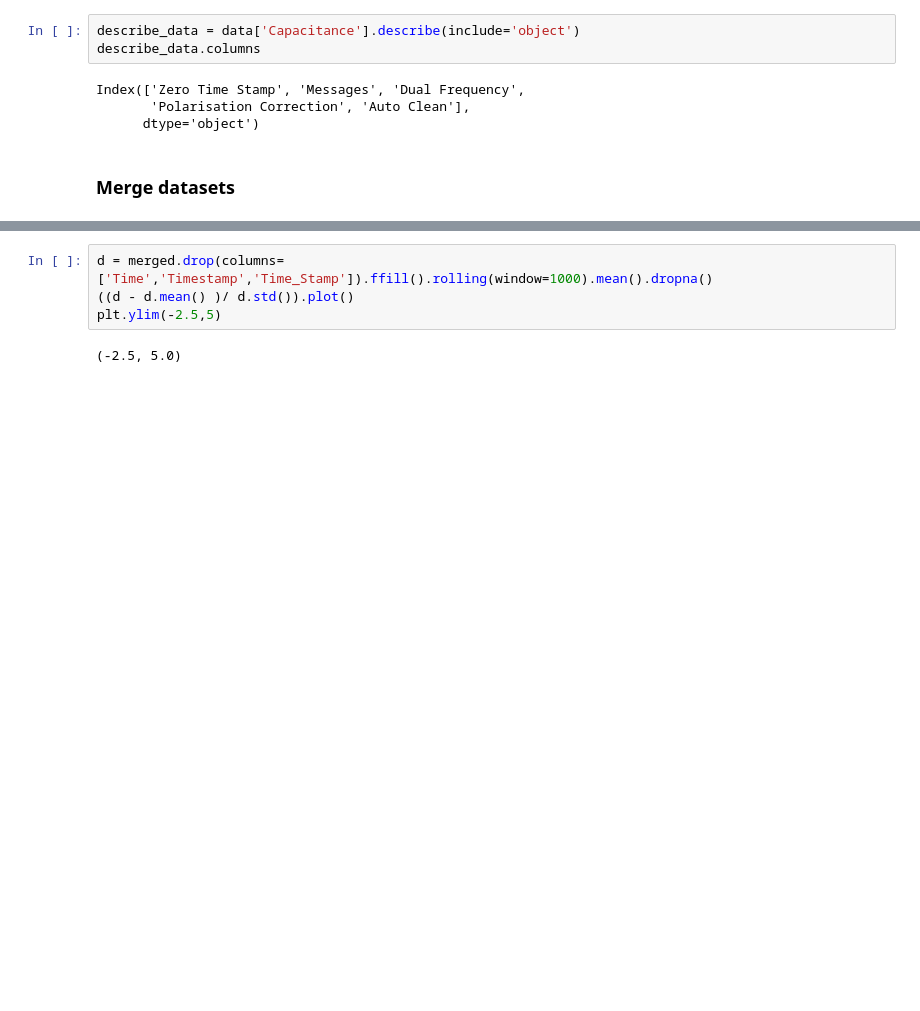
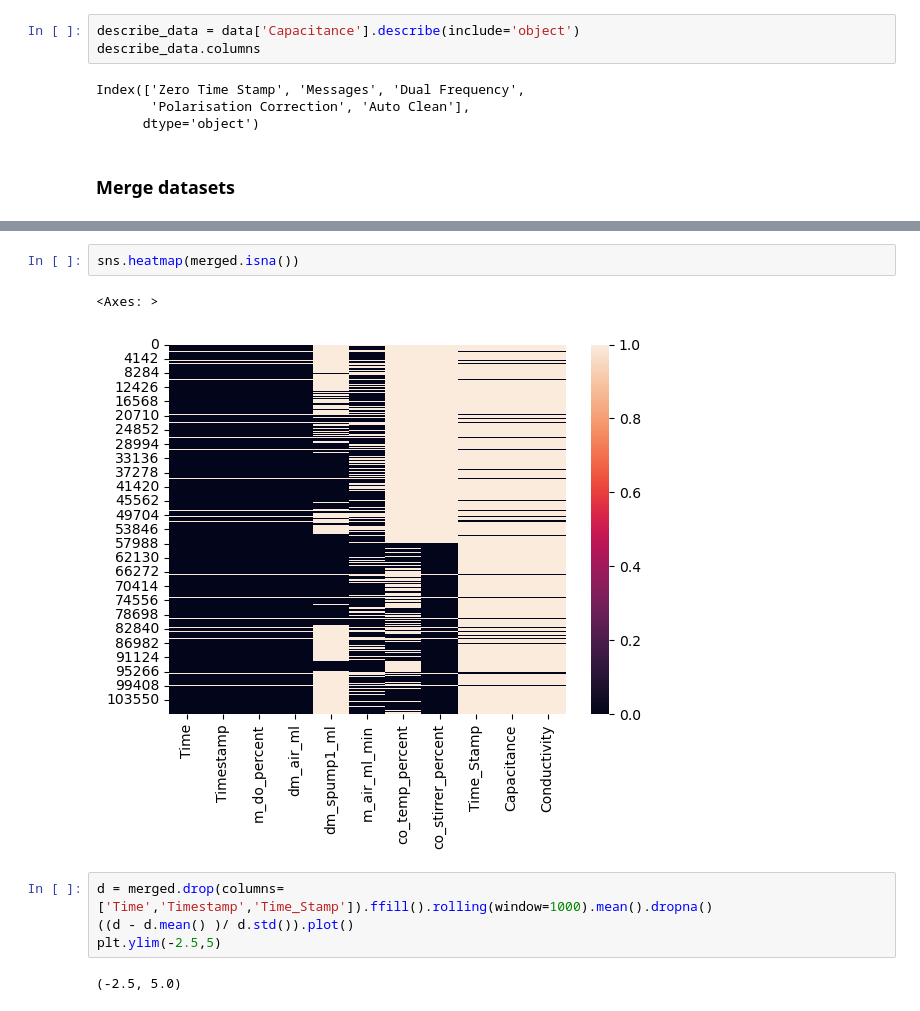
Before and after one commit to RCaz33/DataBricks_Hackathon, a Jupyter notebook: 00_EDA.ipynb, the cells around one changed output, grey strips where cells are left out. Saved outputs shown, nothing was run; the diff lists cells and outputs as text; blank space fills up the shorter version.

```diff
--- a/00_EDA.ipynb
+++ b/00_EDA.ipynb
@@ -431,3 +436,8 @@ merged.shape
+# %%
+sns.heatmap(merged.isna())
+# %% [output]
+<Axes: >
+[figure, added]
 # %%
 d = merged.drop(columns=['Time','Timestamp','Time_Stamp']).ffill().rolling(window=1000).mean().dropna()
 ((d - d.mean() )/ d.std()).plot()
```
Also changed, not shown: parts of 33 cells of this notebook, 7 other files.
